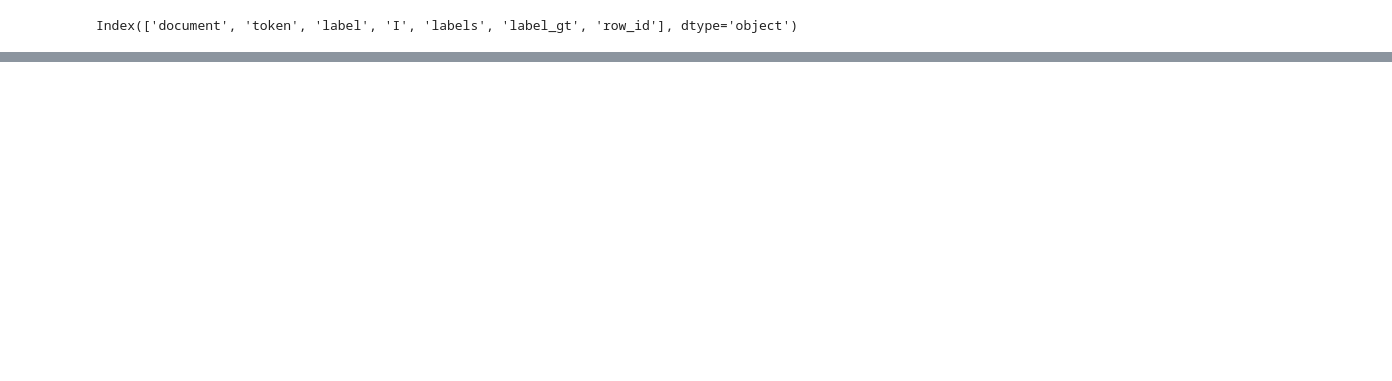
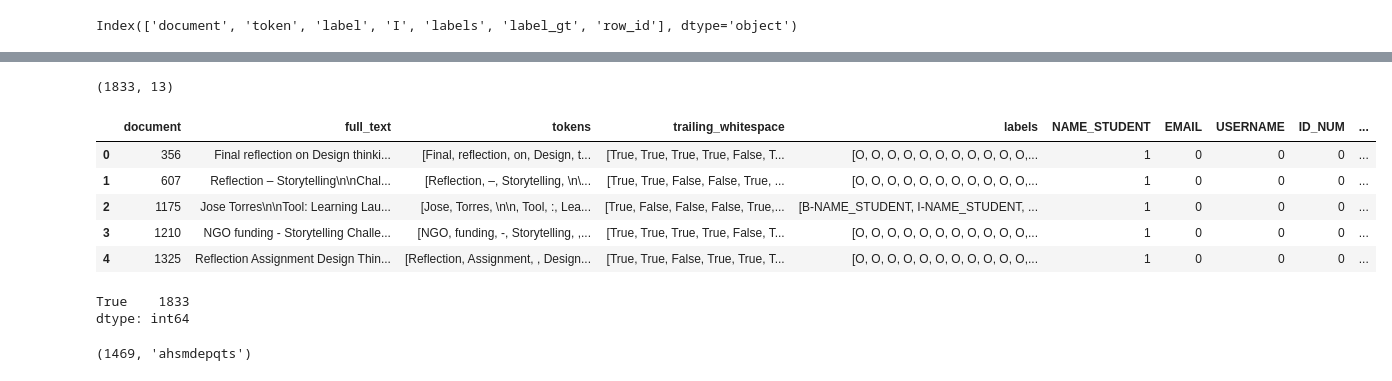
Before and after one commit to amedprof/PII-Data-Detection, a Jupyter notebook: notebook/inference.ipynb, the cells around one changed output, grey strips where cells are left out. Cells and saved outputs as stored; diff of their text form; code cells hidden in the pictures; blank space fills up the shorter version.

```diff
--- a/notebook/inference.ipynb
+++ b/notebook/inference.ipynb
@@ -602,0 +417,2 @@ pred_df.score.hist()
+# %%
+dx = pred_df.groupby("document")['label'].agg(list).reset_index()
@@ -602,0 +435,16 @@ pred_df.score.hist()
+# %%
+dfold = df[df[FOLD_NAME]==0].reset_index(drop=True)
+dfold.shape
+# %% [output]
+(1833, 13)
+# %%
+dfold = dfold.merge(dx,how='left',on='document')
+# %%
+dfold.head()
+# %% [output]
+|  | document | full_text | tokens | trailing_whitespace | labels | NAME_STUDENT | EMAIL | USERNAME | ID_NUM | ... |
+| 0 | 356 | Final reflection on Design thinki... | [Final, reflection, on, Design, t... | [True, True, True, True, False, T... | [O, O, O, O, O, O, O, O, O, O, O,... | 1 | 0 | 0 | 0 | ... |
+| 1 | 607 | Reflection – Storytelling\n\nChal... | [Reflection, –, Storytelling, \n\... | [True, True, False, False, True, ... | [O, O, O, O, O, O, O, O, O, O, O,... | 1 | 0 | 0 | 0 | ... |
+| 2 | 1175 | Jose Torres\n\nTool: Learning Lau... | [Jose, Torres, \n\n, Tool, :, Lea... | [True, False, False, False, True,... | [B-NAME_STUDENT, I-NAME_STUDENT, ... | 1 | 0 | 0 | 0 | ... |
+| 3 | 1210 | NGO funding - Storytelling Challe... | [NGO, funding, -, Storytelling, ,... | [True, True, True, True, False, T... | [O, O, O, O, O, O, O, O, O, O, O,... | 1 | 0 | 0 | 0 | ... |
+| 4 | 1325 | Reflection Assignment Design Thin... | [Reflection, Assignment, , Design... | [True, True, False, True, True, T... | [O, O, O, O, O, O, O, O, O, O, O,... | 1 | 0 | 0 | 0 | ... |
@@ -602,0 +454,5 @@ pred_df.score.hist()
+# %%
+(dfold['len_tok']==dfold['len_tok_p']).value_counts()
+# %% [output]
+True    1833
+dtype: int64
@@ -602,0 +496,11 @@ pred_df.score.hist()
+# %%
+idx = random.choice(dfold[dfold.STREET_ADDRESS>0].index)
+# Example usage:
+# idx = "uzvemcjmik"
+full_text_ds = dfold.iloc[idx]['full_text']
+tokens_ds = dfold.iloc[idx]['tokens']
+labels_ds = dfold.iloc[idx]['labels']
+labels = dfold.iloc[idx]['label']
+idx,dfold.iloc[idx]['document']
+# %% [output]
+(1469, 'ahsmdepqts')
```
Also changed, not shown: parts of 55 cells of this notebook, 9 other files.
